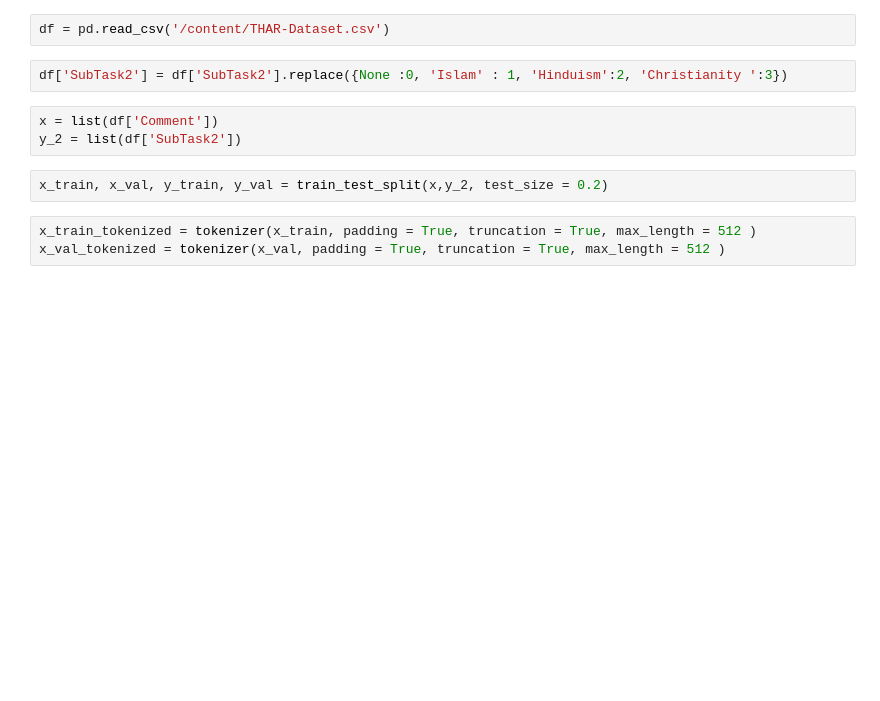
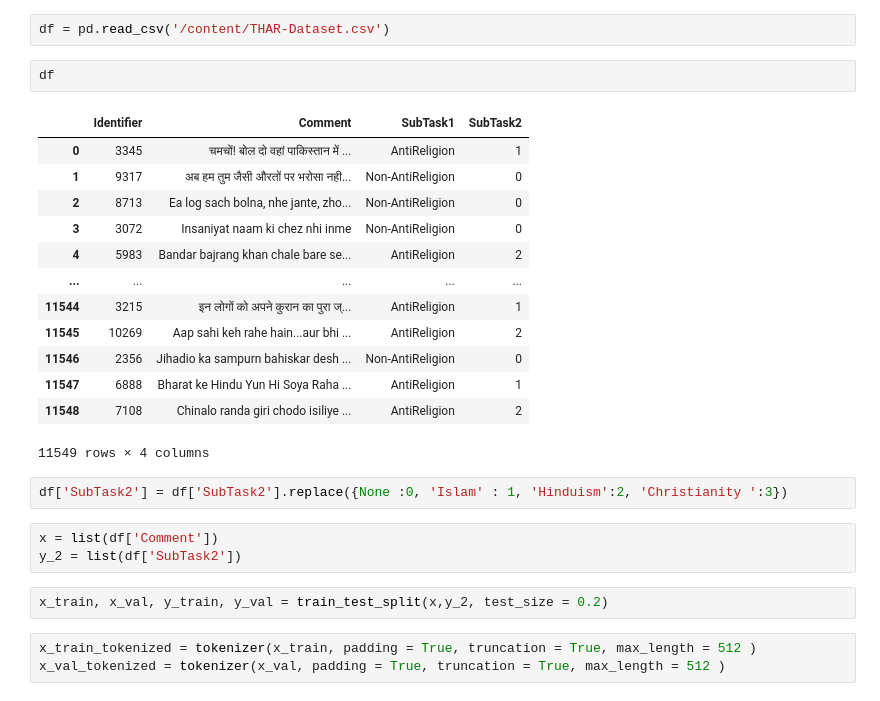
Before and after one commit to devroopsaha744/HateSpeechDetect-text, a Jupyter notebook: Hate_Speech_SubTask2.ipynb, the cells around one changed output. Drawn from its saved outputs; the diff is of its cells as text; blank space fills up the shorter version.

```diff
--- a/Hate_Speech_SubTask2.ipynb
+++ b/Hate_Speech_SubTask2.ipynb
@@ -37,5 +42,21 @@ You should probably TRAIN this model on a down-stream task to be able to use it
 # %%
 df = pd.read_csv('/content/THAR-Dataset.csv')
+# %%
+df
+# %% [output]
+|  | Identifier | Comment | SubTask1 | SubTask2 |
+| 0 | 3345 | चमचों! बोल दो वहां पाकिस्तान में ... | AntiReligion | 1 |
+| 1 | 9317 | अब हम तुम जैसी औरतों पर भरोसा नही... | Non-AntiReligion | 0 |
+| 2 | 8713 | Ea log sach bolna, nhe jante, zho... | Non-AntiReligion | 0 |
+| 3 | 3072 | Insaniyat naam ki chez nhi inme | Non-AntiReligion | 0 |
+| 4 | 5983 | Bandar bajrang khan chale bare se... | AntiReligion | 2 |
+| ... | ... | ... | ... | ... |
+| 11544 | 3215 | इन लोगों को अपने कुरान का पुरा ज्... | AntiReligion | 1 |
+| 11545 | 10269 | Aap sahi keh rahe hain...aur bhi ... | AntiReligion | 2 |
+| 11546 | 2356 | Jihadio ka sampurn bahiskar desh ... | Non-AntiReligion | 0 |
+| 11547 | 6888 | Bharat ke Hindu Yun Hi Soya Raha ... | AntiReligion | 1 |
+| 11548 | 7108 | Chinalo randa giri chodo isiliye ... | AntiReligion | 2 |
+11549 rows × 4 columns
 # %%
 df['SubTask2'] = df['SubTask2'].replace({None :0, 'Islam' : 1, 'Hinduism':2, 'Christianity ':3})
 # %%
```
Also changed, not shown: parts of 4 cells of this notebook.
